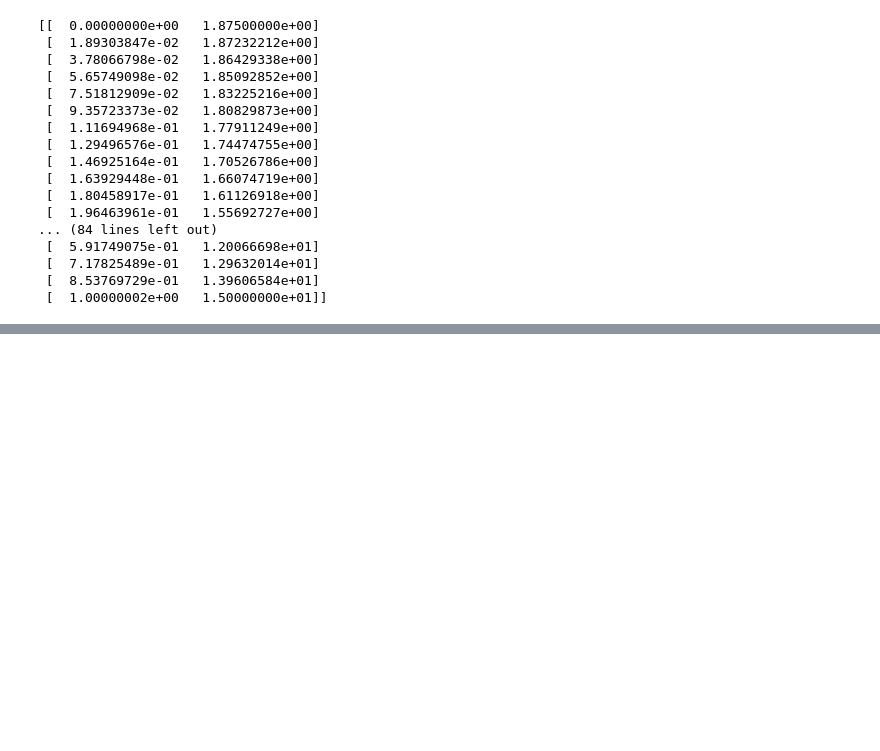
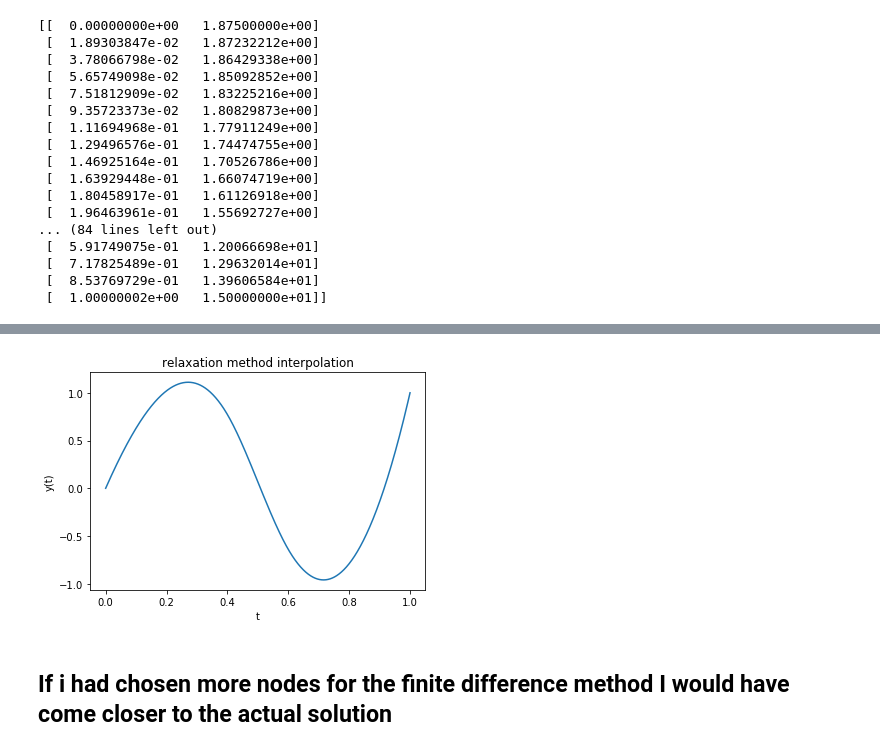
Before and after one commit to David-Zagaceta/computational-physics-class-404-604-Spring-2018, a Jupyter notebook: Hw 5.ipynb, the cells around one changed output, grey strips where cells are left out. Drawn from its saved outputs; the diff is of its cells as text; code cells hidden in the pictures; blank space fills up the shorter version.

```diff
--- a/Hw 5.ipynb
+++ b/Hw 5.ipynb
@@ -86,0 +206,15 @@ print(x)
+# %%
+from scipy import interpolate
+tck = interpolate.splrep(t, y, s=0)
+tnew = np.linspace(0,1,1000)
+ynew = interpolate.splev(tnew, tck, der=0)
+# %%
+plt.plot(tnew,ynew)
+plt.title('relaxation method interpolation')
+plt.xlabel('t')
+plt.ylabel('y(t)')
+plt.show()
+# %% [output]
+[figure, added]
+# %% [markdown]
+## If i had chosen more nodes for the finite difference method I would have come closer to the actual solution
```
Also changed, not shown: parts of 15 cells of this notebook.
